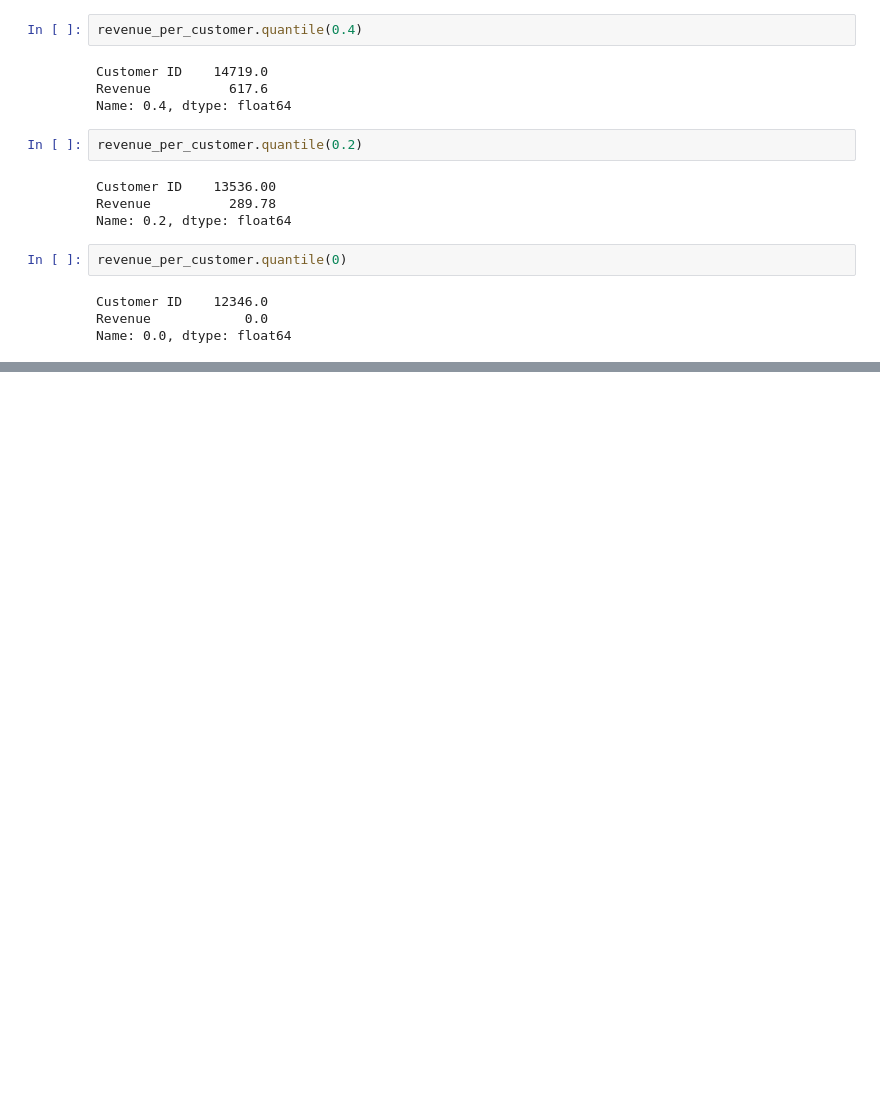
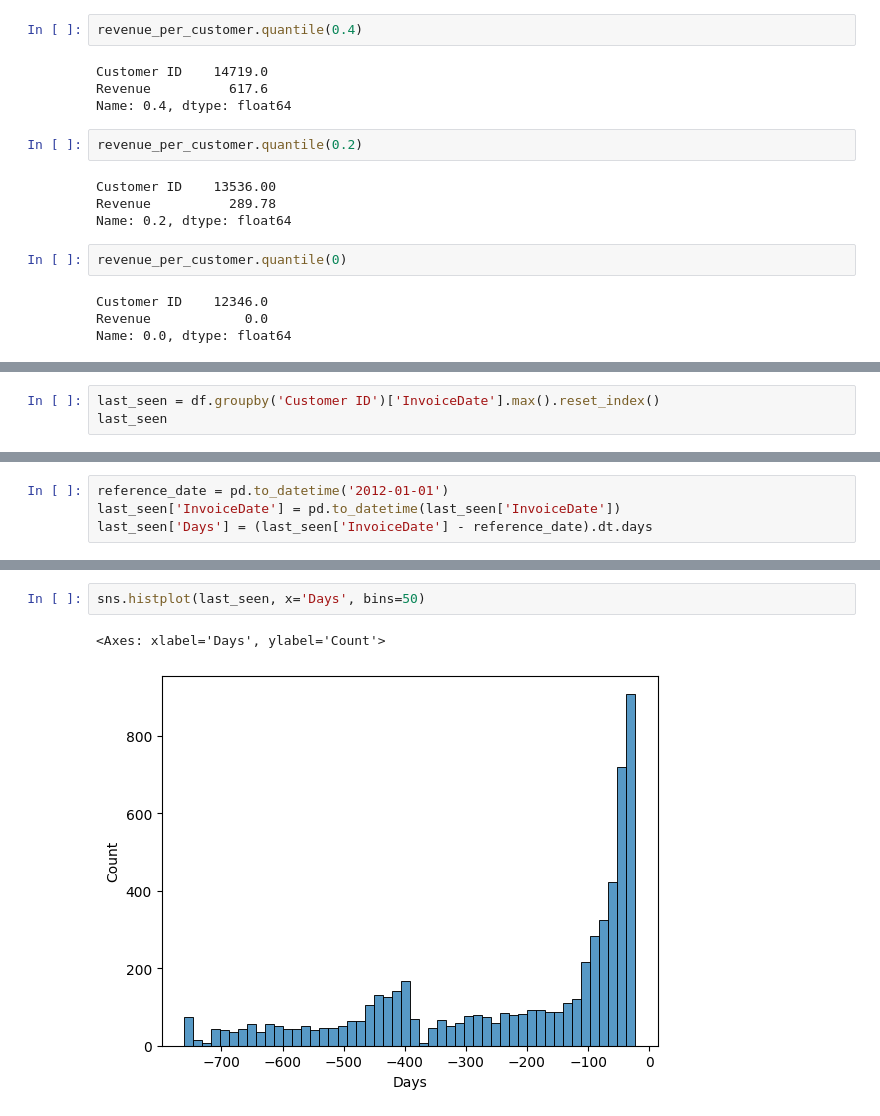
Before and after one commit to thassung/AIT_BIA, a Jupyter notebook: main.ipynb, the cells around one changed output, grey strips where cells are left out. Saved outputs shown, nothing was run; the diff lists cells and outputs as text; blank space fills up the shorter version.

```diff
--- a/main.ipynb
+++ b/main.ipynb
@@ -296,0 +323,3 @@ Name: 0.0, dtype: float64
+# %%
+last_seen = df.groupby('Customer ID')['InvoiceDate'].max().reset_index()
+last_seen
@@ -296,0 +340,4 @@ Name: 0.0, dtype: float64
+# %%
+reference_date = pd.to_datetime('2012-01-01')
+last_seen['InvoiceDate'] = pd.to_datetime(last_seen['InvoiceDate'])
+last_seen['Days'] = (last_seen['InvoiceDate'] - reference_date).dt.days
@@ -296,0 +360,5 @@ Name: 0.0, dtype: float64
+# %%
+sns.histplot(last_seen, x='Days', bins=50)
+# %% [output]
+<Axes: xlabel='Days', ylabel='Count'>
+[figure, added]
```
Also changed, not shown: parts of 23 cells of this notebook.
